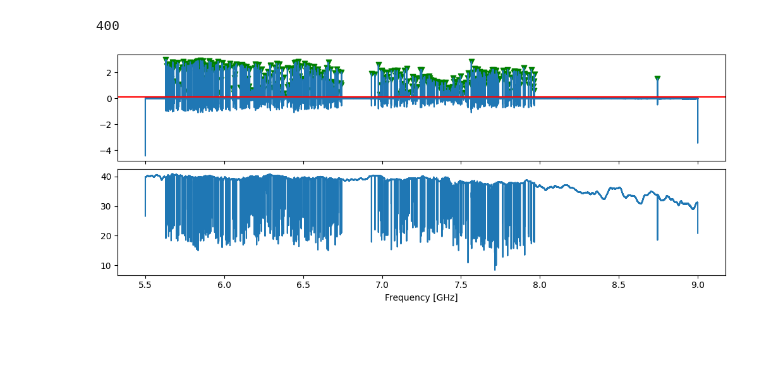
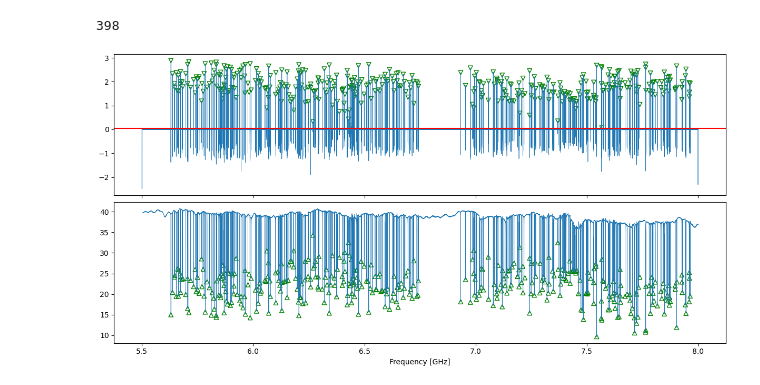
Before and after one commit to wilbertras/spatial-mapping, a Jupyter notebook: linewidth.ipynb, the cells around one changed output. Cells and saved outputs as stored; diff of their text form; code cells hidden in the pictures; blank space fills up the shorter version.

Commit message:
analyze mapping 20x20

```diff
--- a/linewidth.ipynb
+++ b/linewidth.ipynb
@@ -11,26 +12,53 @@ from glob import glob
 s21 = np.load('./S21s/LT343/VNAsweep_s21_5-9GHz.npy')
 freqs = np.load('./S21s/LT343/VNAsweep_freqs_5-9GHz.npy')
 # %%
-sw = 3
-mph = 0.11
+sw = 4 # even number
+mph = 0.05
 window = np.ones(sw)/sw
 smooth_s21 = convolve(s21, window, mode='same')
 ds21 = np.diff(smooth_s21, 1)
-smooth_ds21 = np.convolve(ds21, window)
+smooth_ds21 = convolve(ds21, window, mode='same')
 d2s21 = np.diff(smooth_ds21, 1)
 
-fig, ax = plt.subplot_mosaic('a;b', sharex=True, figsize=(10, 4), constrained_layout=True)
+fig, ax = plt.subplot_mosaic('a;b', sharex=True, figsize=(12, 6), constrained_layout=True)
 # ax['a'].plot(smooth_ds21)
-ax['a'].plot(freqs, d2s21)
+ax['a'].plot(freqs[:-2], d2s21, lw=.5)
+ax['b'].plot(freqs, s21, lw=.5)
 ax['a'].axhline(mph, c='r')
 # ax['b'].plot(s21)
-ax['b'].plot(freqs, smooth_s21)
 
-locs, props = find_peaks(d2s21, height=mph, prominence=mph/2)
+locs, props = find_peaks(d2s21, height=mph, prominence=mph)
 heights = props['peak_heights']
-ax['a'].scatter(freqs[locs], heights, marker='v', c='g')
+ax['a'].scatter(freqs[:-2][locs], heights, marker='v', c='None', edgecolor='g')
+# ax['a'].scatter(freqs[locs[(locs[1:]-locs[:-1]) < 10]], heights, marker='v', c='None', edgecolor='r')
+ax['b'].scatter(freqs[locs], s21[locs], marker='^', c='None', edgecolor='g')
 ax['b'].set_xlabel('Frequency [GHz]')
 print(len(locs))
-# %% [output]
-400
-[figure, removed]
+# %%
+dark_s21 = np.load(glob('./S21s/LT343/31-05-24_mapping_20x20/*dark.npy')[0])
+freqs = np.load(glob('./S21s/LT343/31-05-24_mapping_20x20/*freqs.npy')[0])
+sw = 4 # even number
+mph = 0.05
+window = np.ones(sw)/sw
+smooth_s21 = convolve(dark_s21, window, mode='same')
+ds21 = np.diff(smooth_s21, 1)
+smooth_ds21 = convolve(ds21, window, mode='same')
+d2s21 = np.diff(smooth_ds21, 1)
+
+fig, ax = plt.subplot_mosaic('a;b', sharex=True, figsize=(12, 6), constrained_layout=True)
+# ax['a'].plot(smooth_ds21)
+ax['a'].plot(freqs[:-2], d2s21, lw=.5)
+ax['b'].plot(freqs, dark_s21, lw=.5)
+ax['a'].axhline(mph, c='r')
+# ax['b'].plot(s21)
+
+locs, props = find_peaks(d2s21, height=mph, prominence=mph)
+heights = props['peak_heights']
+ax['a'].scatter(freqs[:-2][locs], heights, marker='v', c='None', edgecolor='g')
+# ax['a'].scatter(freqs[locs[(locs[1:]-locs[:-1]) < 10]], heights, marker='v', c='None', edgecolor='r')
+ax['b'].scatter(freqs[locs], dark_s21[locs], marker='^', c='None', edgecolor='g')
+ax['b'].set_xlabel('Frequency [GHz]')
+print(len(locs))
+# %% [output]
+398
+[figure, added]
```
Also changed, not shown: parts of 16 cells of this notebook.
